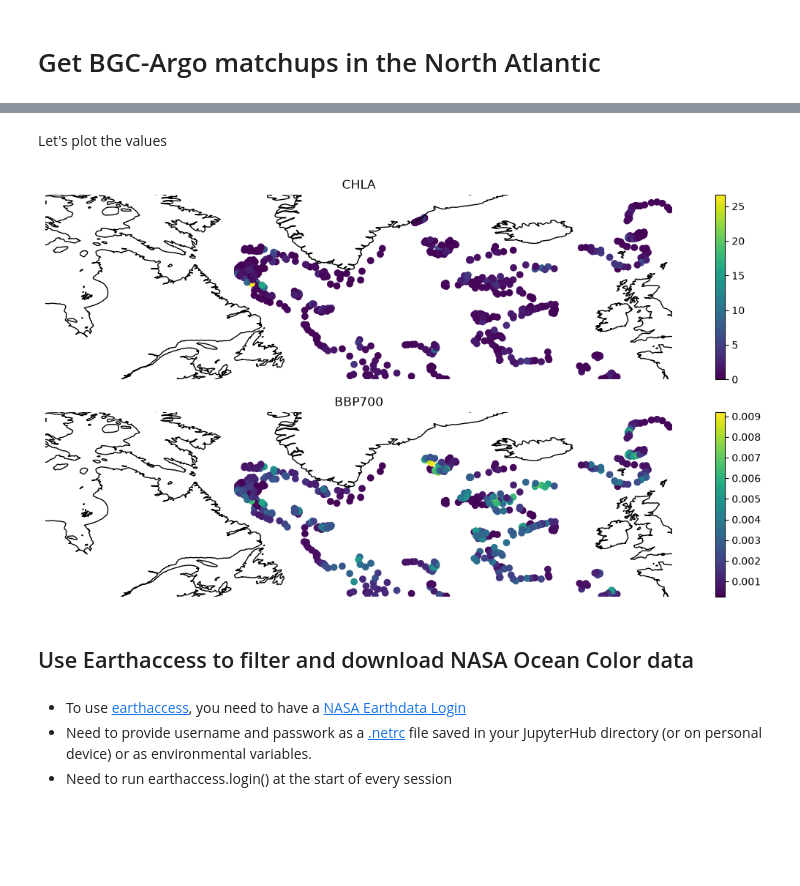
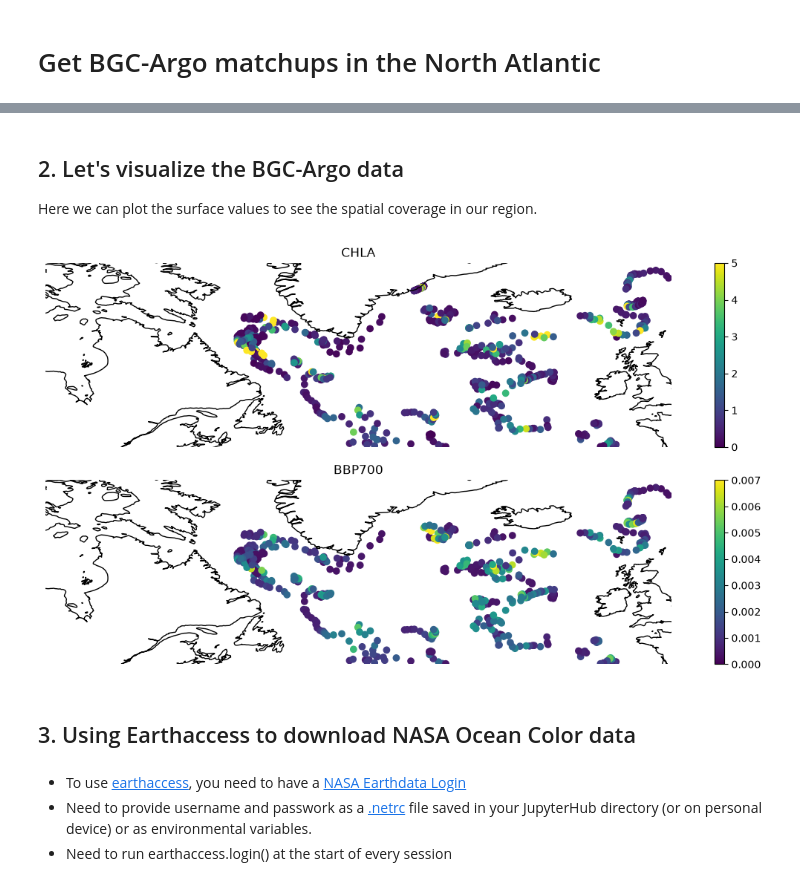
Before and after one commit to ellenrpark/gobgc26_example, a Jupyter notebook: tutorial-remote-sensing.ipynb, the cells around one changed output, grey strips where cells are left out. Cells and saved outputs as stored; diff of their text form; code cells hidden in the pictures; blank space fills up the shorter version.

```diff
--- a/tutorial-remote-sensing.ipynb
+++ b/tutorial-remote-sensing.ipynb
@@ -79,32 +101,35 @@ float_data
 # %% [markdown]
-Let's plot the values
+## 2. Let's visualize the BGC-Argo data
+
+Here we can plot the surface values to see the spatial coverage in our region.
 # %%
 proj = cartopy.crs.PlateCarree()
 fig = plt.figure(figsize=(12, 6), )
 rr = 2; cc = 1
 
+lims = [[0,5],[0,7e-3]]
 for pi, param in enumerate(['CHLA','BBP700']):
 
     ax = fig.add_subplot(rr, cc, int(pi+1), projection=proj, frameon=False)
 
     pcm = ax.scatter(float_data.loc[:,'LONGITUDE'], float_data.loc[:,'LATITUDE'],
-                c = float_data.loc[:,param])
+                c = float_data.loc[:,param], vmin = lims[pi][0], vmax = lims[pi][1])
     cbar = fig.colorbar(pcm, ax=ax)
 
     ax.add_feature(cartopy.feature.COASTLINE)
 
     ax.set_extent([lon0,lon1, lat0,lat1], crs = proj)
     ax.set_xlabel('Longitude')
     ax.set_ylabel('Latitude')
 
     ax.set_title(param)
 
 
 fig.tight_layout()
 # %% [output]
-[figure, old version]
+[figure, new version]
 # %% [markdown]
-## Use Earthaccess to filter and download NASA Ocean Color data
+## 3. Using Earthaccess to download NASA Ocean Color data
 # %% [markdown]
 - To use [earthaccess](https://earthaccess.readthedocs.io/en/stable/), you need to have a [NASA Earthdata Login](https://urs.earthdata.nasa.gov/)
 - Need to provide username and passwork as a [.netrc](https://nsidc.org/data/user-resources/help-center/creating-netrc-file-earthdata-login) file saved in your JupyterHub directory (or on personal device) or as environmental variables.
```
Also changed, not shown: parts of 32 cells of this notebook.
